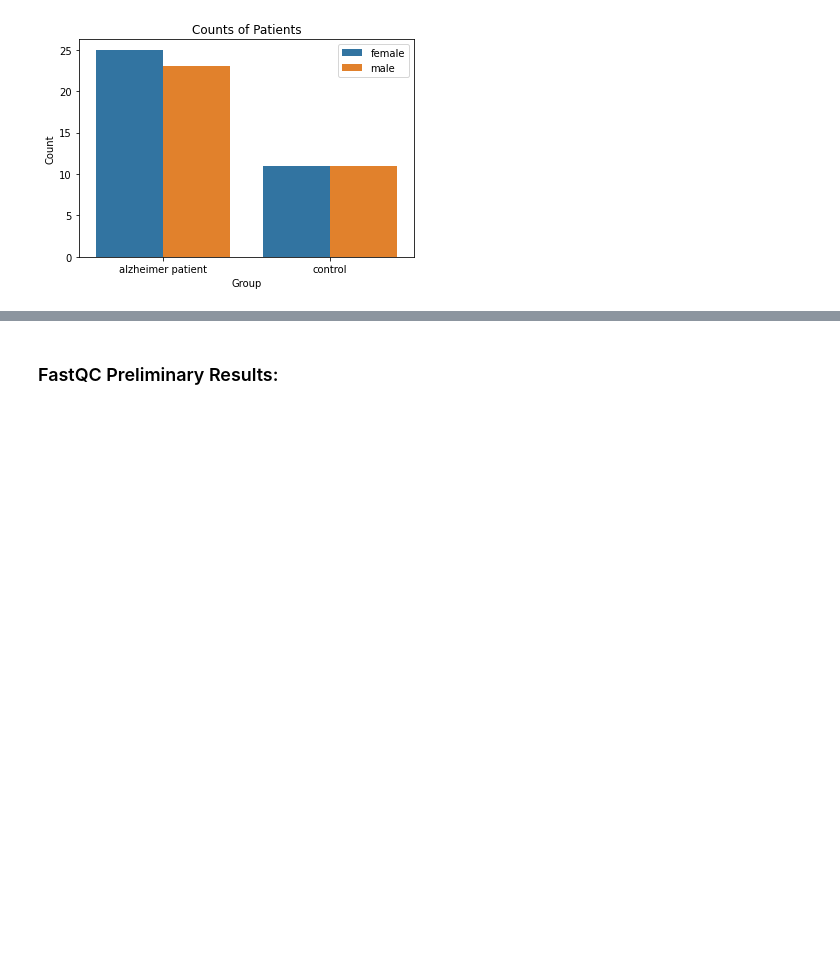
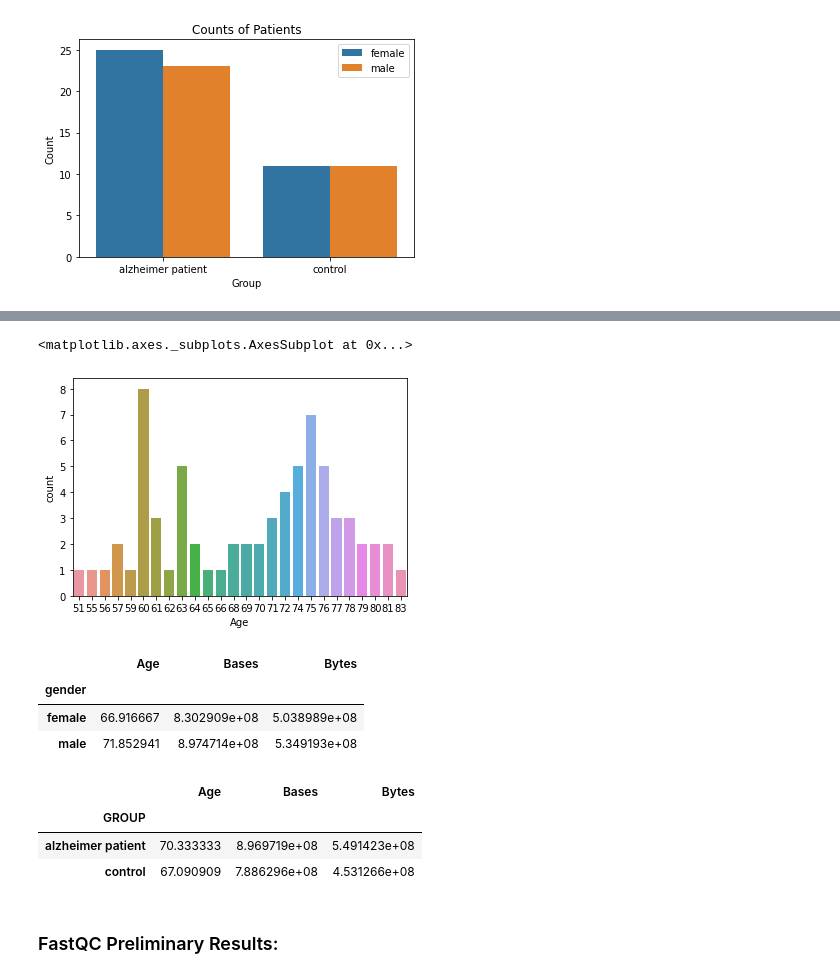
Before and after one commit to justjk139/alzheimers_gene_analysis, a Jupyter notebook: notebooks/Alzheimers-Biomarker-Analysis.ipynb, the cells around one changed output, grey strips where cells are left out. Cells and saved outputs as stored; diff of their text form; code cells hidden in the pictures; blank space fills up the shorter version.

```diff
--- a/notebooks/Alzheimers-Biomarker-Analysis.ipynb
+++ b/notebooks/Alzheimers-Biomarker-Analysis.ipynb
@@ -140,3 +81,9 @@ plt.ylabel('Count')
 # %% [output]
 Text(0, 0.5, 'Count')
 [figure]
+# %%
+# Drop columns that have all the same value:
+patients = patients.drop(['AvgSpotLen','Assay Type','BioProject','BioSample','Center Name','Consent','DATASTORE filetype',
+              'DATASTORE provider','DATASTORE region','GEO_Accession (exp)','Instrument','LibraryLayout',
+               'LibrarySource','LibraryLayout','Organism','Platform','ReleaseDate','source_name'],axis=1)
+patients.head()
@@ -143,3 +97,22 @@ Text(0, 0.5, 'Count')
+# %%
+sns.countplot(x='Age', data=patients)
+# %% [output]
+<matplotlib.axes._subplots.AxesSubplot at 0x...>
+[figure, added]
+# %%
+patients.groupby('gender').mean()
+# %% [output]
+|  | Age | Bases | Bytes |
+| gender |  |  |  |
+| female | 66.916667 | 8.302909e+08 | 5.038989e+08 |
+| male | 71.852941 | 8.974714e+08 | 5.349193e+08 |
+# %%
+patients.groupby('GROUP').mean()
+# %% [output]
+|  | Age | Bases | Bytes |
+| GROUP |  |  |  |
+| alzheimer patient | 70.333333 | 8.969719e+08 | 5.491423e+08 |
+| control | 67.090909 | 7.886296e+08 | 4.531266e+08 |
 # %% [markdown]
 ### FastQC Preliminary Results:
 # %% [markdown]
```
Also changed, not shown: parts of 20 cells of this notebook, 14 other files.
